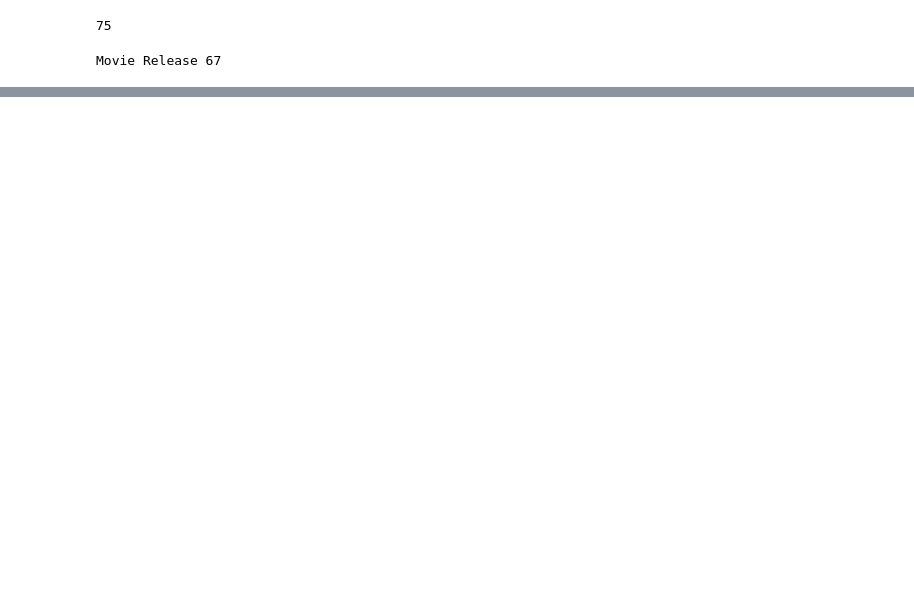
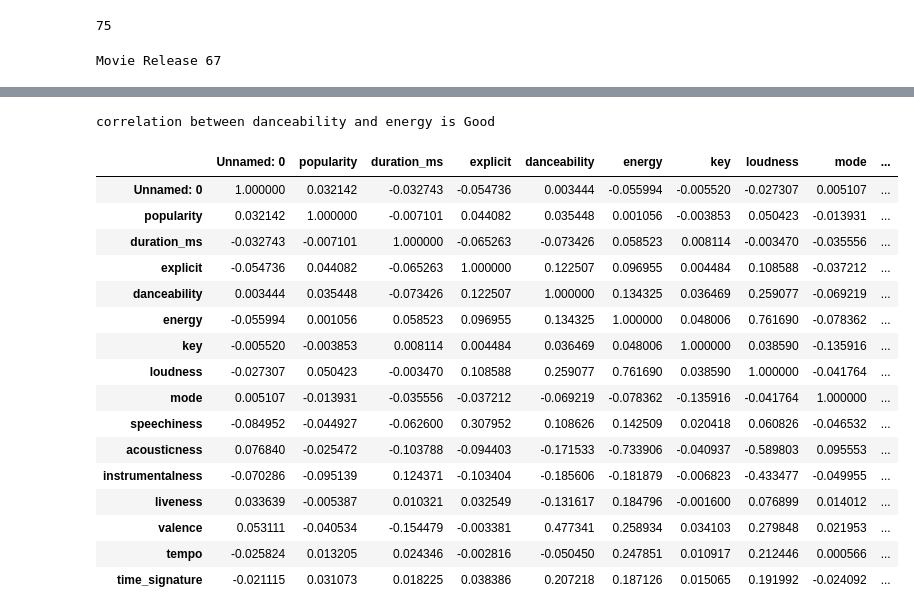
Before and after one commit to YashviD15/SEM-4-Python-2, a Jupyter notebook: T1-Pandas.ipynb, the cells around one changed output, grey strips where cells are left out. Drawn from its saved outputs; the diff is of its cells as text; code cells hidden in the pictures; blank space fills up the shorter version.

```diff
--- a/T1-Pandas.ipynb
+++ b/T1-Pandas.ipynb
@@ -531,0 +689,25 @@ KeyError: 'wins_nomination'
+# %%
+import pandas as pd
+x=pd.read_csv("spotify.csv")
+y=pd.DataFrame(x)
+print("correlation between danceability and energy is Good")
+y.corr()
+# %% [output]
+correlation between danceability and energy is Good
+|  | Unnamed: 0 | popularity | duration_ms | explicit | danceability | energy | key | loudness | mode | ... |
+| Unnamed: 0 | 1.000000 | 0.032142 | -0.032743 | -0.054736 | 0.003444 | -0.055994 | -0.005520 | -0.027307 | 0.005107 | ... |
+| popularity | 0.032142 | 1.000000 | -0.007101 | 0.044082 | 0.035448 | 0.001056 | -0.003853 | 0.050423 | -0.013931 | ... |
+| duration_ms | -0.032743 | -0.007101 | 1.000000 | -0.065263 | -0.073426 | 0.058523 | 0.008114 | -0.003470 | -0.035556 | ... |
+| explicit | -0.054736 | 0.044082 | -0.065263 | 1.000000 | 0.122507 | 0.096955 | 0.004484 | 0.108588 | -0.037212 | ... |
+| danceability | 0.003444 | 0.035448 | -0.073426 | 0.122507 | 1.000000 | 0.134325 | 0.036469 | 0.259077 | -0.069219 | ... |
+| energy | -0.055994 | 0.001056 | 0.058523 | 0.096955 | 0.134325 | 1.000000 | 0.048006 | 0.761690 | -0.078362 | ... |
+| key | -0.005520 | -0.003853 | 0.008114 | 0.004484 | 0.036469 | 0.048006 | 1.000000 | 0.038590 | -0.135916 | ... |
+| loudness | -0.027307 | 0.050423 | -0.003470 | 0.108588 | 0.259077 | 0.761690 | 0.038590 | 1.000000 | -0.041764 | ... |
+| mode | 0.005107 | -0.013931 | -0.035556 | -0.037212 | -0.069219 | -0.078362 | -0.135916 | -0.041764 | 1.000000 | ... |
+| speechiness | -0.084952 | -0.044927 | -0.062600 | 0.307952 | 0.108626 | 0.142509 | 0.020418 | 0.060826 | -0.046532 | ... |
+| acousticness | 0.076840 | -0.025472 | -0.103788 | -0.094403 | -0.171533 | -0.733906 | -0.040937 | -0.589803 | 0.095553 | ... |
+| instrumentalness | -0.070286 | -0.095139 | 0.124371 | -0.103404 | -0.185606 | -0.181879 | -0.006823 | -0.433477 | -0.049955 | ... |
+| liveness | 0.033639 | -0.005387 | 0.010321 | 0.032549 | -0.131617 | 0.184796 | -0.001600 | 0.076899 | 0.014012 | ... |
+| valence | 0.053111 | -0.040534 | -0.154479 | -0.003381 | 0.477341 | 0.258934 | 0.034103 | 0.279848 | 0.021953 | ... |
+| tempo | -0.025824 | 0.013205 | 0.024346 | -0.002816 | -0.050450 | 0.247851 | 0.010917 | 0.212446 | 0.000566 | ... |
+| time_signature | -0.021115 | 0.031073 | 0.018225 | 0.038386 | 0.207218 | 0.187126 | 0.015065 | 0.191992 | -0.024092 | ... |
```
Also changed, not shown: parts of 20 cells of this notebook, 1 other file.
